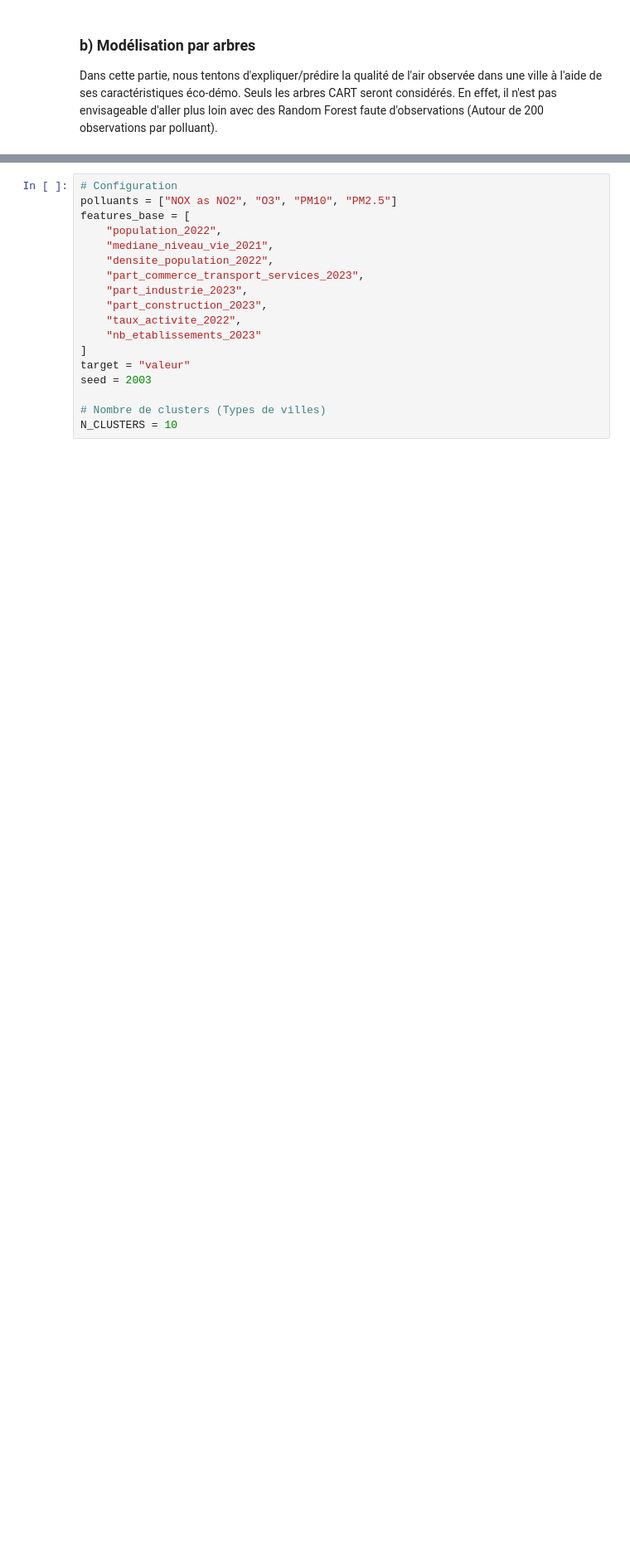
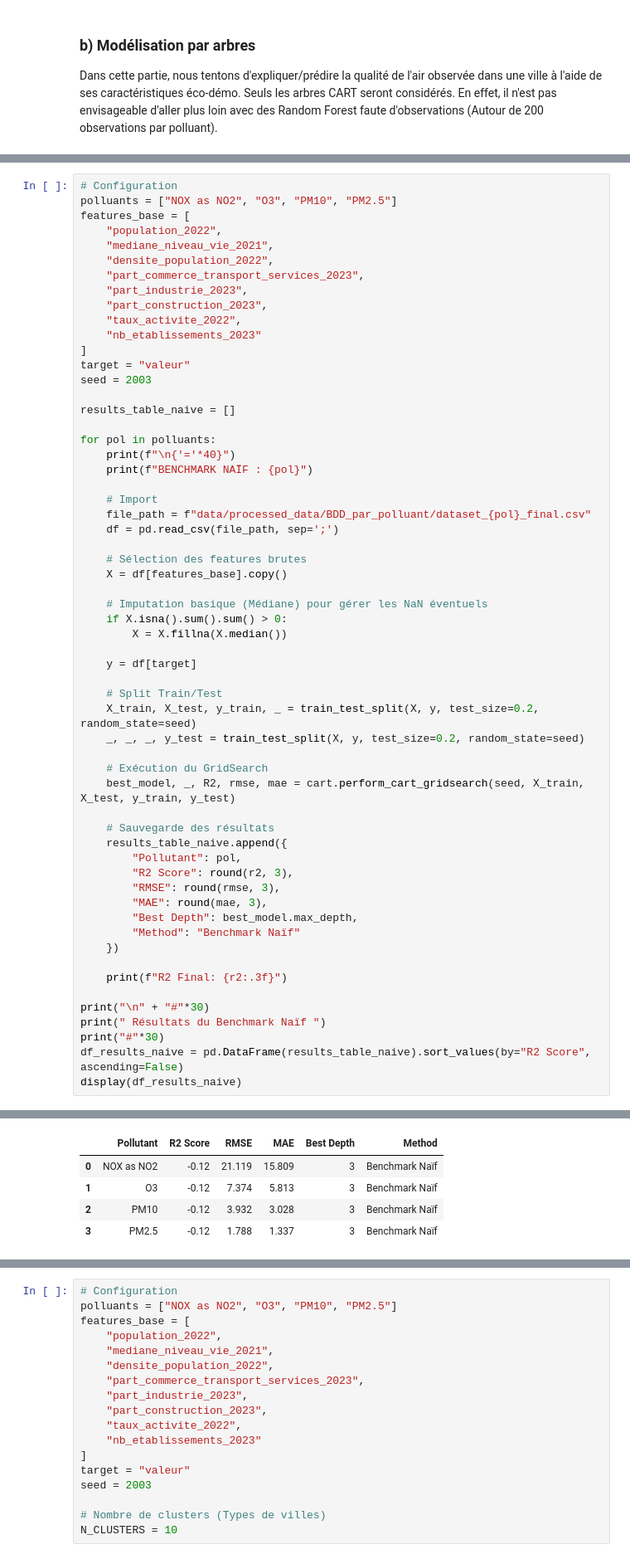
Before and after one commit to TheoSan75/Projet_Python_ENSAE_2A, a Jupyter notebook: main_clean.ipynb, the cells around one changed output, grey strips where cells are left out. Shown at 83% size. Drawn from its saved outputs; the diff is of its cells as text; blank space fills up the shorter version.

Commit message:
Ajout CCL + benchmark arbres

```diff
--- a/main_clean.ipynb
+++ b/main_clean.ipynb
@@ -633,0 +636,60 @@ Dans cette partie, nous tentons d'expliquer/prédire la qualité de l'air observ
+# %%
+# Configuration
+polluants = ["NOX as NO2", "O3", "PM10", "PM2.5"]
+features_base = [
+    "population_2022",
+    "mediane_niveau_vie_2021",
+    "densite_population_2022",
+    "part_commerce_transport_services_2023",
+    "part_industrie_2023",
+    "part_construction_2023",
+    "taux_activite_2022",
+    "nb_etablissements_2023"
+]
+target = "valeur"
+seed = 2003
+
+results_table_naive = []
+
+for pol in polluants:
+    print(f"\n{'='*40}")
+    print(f"BENCHMARK NAÏF : {pol}")
+
+    # Import
+    file_path = f"data/processed_data/BDD_par_polluant/dataset_{pol}_final.csv"
+    df = pd.read_csv(file_path, sep=';')
+
+    # Sélection des features brutes
+    X = df[features_base].copy()
+
+    # Imputation basique (Médiane) pour gérer les NaN éventuels
+    if X.isna().sum().sum() > 0:
+        X = X.fillna(X.median())
+
+    y = df[target]
+
+    # Split Train/Test
+    X_train, X_test, y_train, _ = train_test_split(X, y, test_size=0.2, random_state=seed)
+    _, _, _, y_test = train_test_split(X, y, test_size=0.2, random_state=seed)
+
+    # Exécution du GridSearch
+    best_model, _, R2, rmse, mae = cart.perform_cart_gridsearch(seed, X_train, X_test, y_train, y_test)
+
+    # Sauvegarde des résultats
+    results_table_naive.append({
+        "Pollutant": pol,
+        "R2 Score": round(r2, 3),
+        "RMSE": round(rmse, 3),
+        "MAE": round(mae, 3),
+        "Best Depth": best_model.max_depth,
+        "Method": "Benchmark Naïf"
+    })
+
+    print(f"R2 Final: {r2:.3f}")
+
+print("\n" + "#"*30)
+print(" Résultats du Benchmark Naïf ")
+print("#"*30)
+df_results_naive = pd.DataFrame(results_table_naive).sort_values(by="R2 Score", ascending=False)
+display(df_results_naive)
+# %% [output]
@@ -633,0 +715,5 @@ Dans cette partie, nous tentons d'expliquer/prédire la qualité de l'air observ
+|  | Pollutant | R2 Score | RMSE | MAE | Best Depth | Method |
+| 0 | NOX as NO2 | -0.12 | 21.119 | 15.809 | 3 | Benchmark Naïf |
+| 1 | O3 | -0.12 | 7.374 | 5.813 | 3 | Benchmark Naïf |
+| 2 | PM10 | -0.12 | 3.932 | 3.028 | 3 | Benchmark Naïf |
+| 3 | PM2.5 | -0.12 | 1.788 | 1.337 | 3 | Benchmark Naïf |
```
Also changed, not shown: parts of 10 cells of this notebook, 1 other file.
